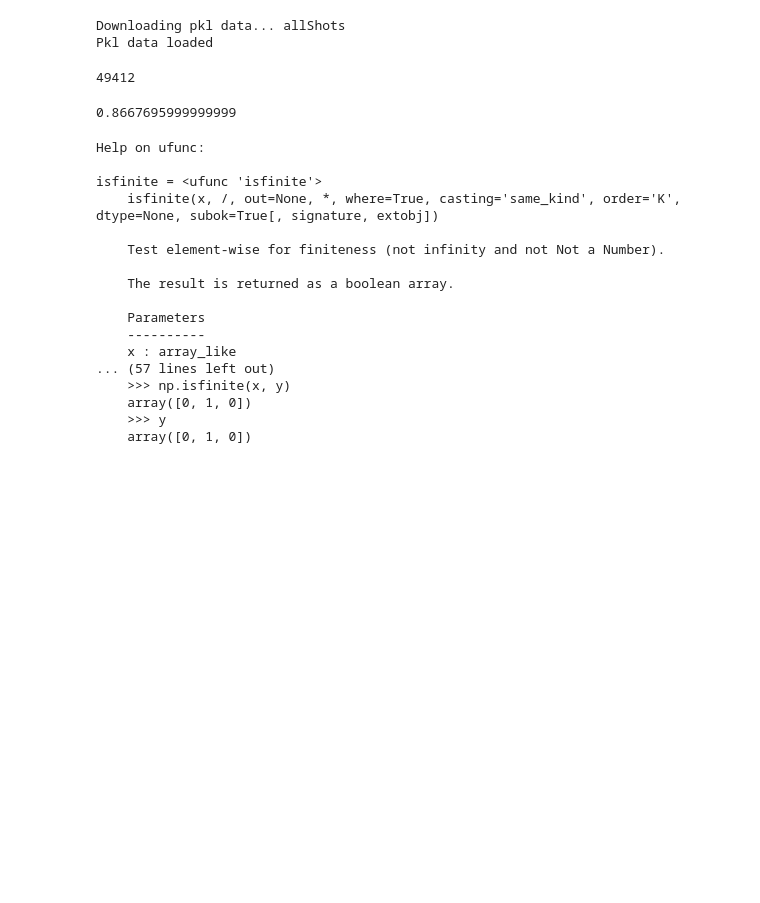
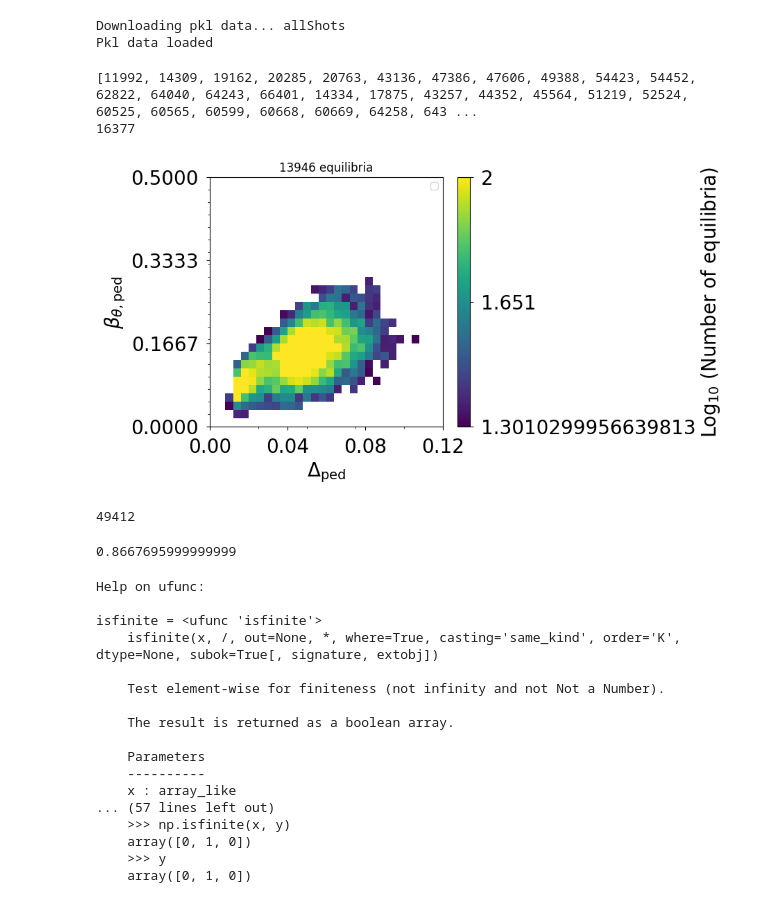
Before and after one commit to evrydayorsted/pedestal, a Jupyter notebook: main.ipynb, the cells around one changed output. Drawn from its saved outputs; the diff is of its cells as text; code cells hidden in the pictures; blank space fills up the shorter version.

```diff
--- a/main.ipynb
+++ b/main.ipynb
@@ -10,6 +5,12 @@ a = Shot("allShots", "pkl")
 # %% [output]
 Downloading pkl data... allShots
 Pkl data loaded
+# %%
+a.contourPlot(1)
+# %% [output]
+[11992, 14309, 19162, 20285, 20763, 43136, 47386, 47606, 49388, 54423, 54452, 62822, 64040, 64243, 66401, 14334, 17875, 43257, 44352, 45564, 51219, 52524, 60525, 60565, 60599, 60668, 60669, 64258, 643 ...
+16377
+[figure, added]
 # %%
 a.shotIndexed[ 66401]
 # %% [output]
```
Also changed, not shown: parts of 1 cell of this notebook, 4 other files.
